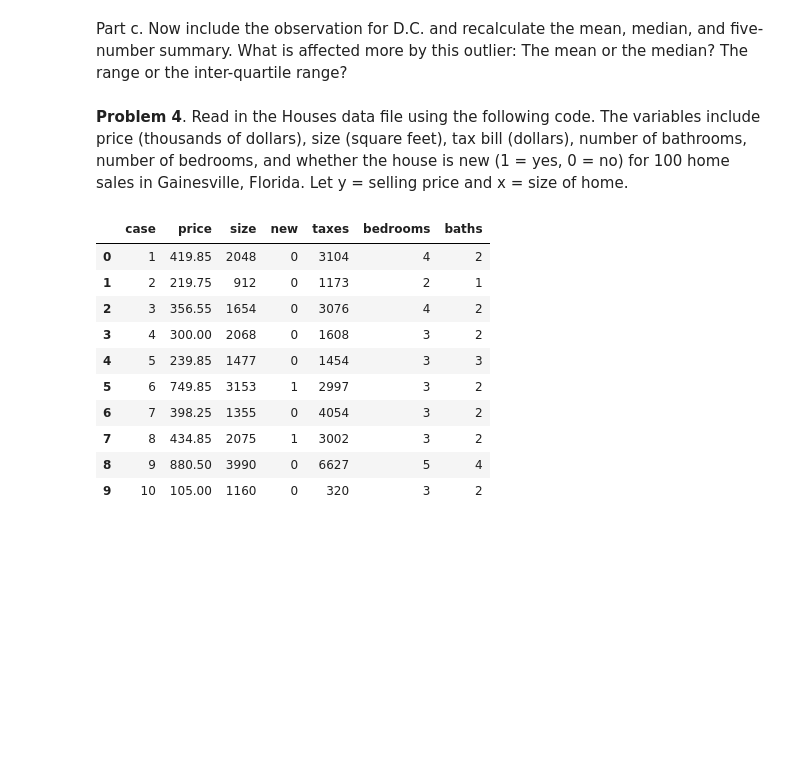
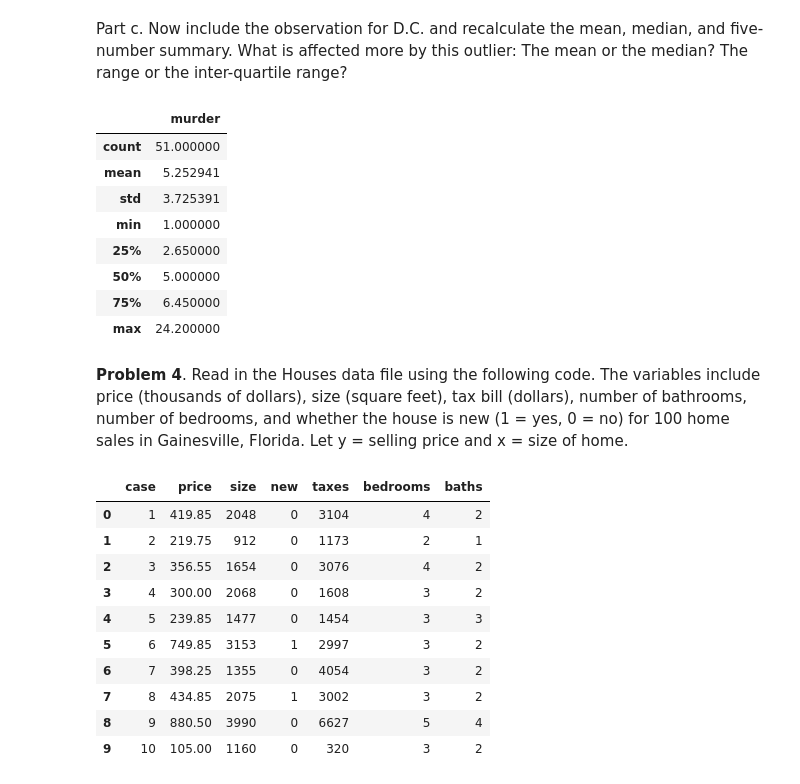
Before and after one commit to cal-jamo/Stats-220, a Jupyter notebook: Assignments/Stat_220_HW1.ipynb, the cells around one changed output. Cells and saved outputs as stored; diff of their text form; code cells hidden in the pictures; blank space fills up the shorter version.

```diff
--- a/Assignments/Stat_220_HW1.ipynb
+++ b/Assignments/Stat_220_HW1.ipynb
@@ -57,5 +116,17 @@ Part b. Find the five-number  summary without D.C.
 # %% [markdown]
 Part c. Now include the observation for D.C. and recalculate the mean, median, and five-number summary. What is affected more by this outlier: The mean or the median? The range or the inter-quartile range?
+# %%
+murders.describe()
+# %% [output]
+|  | murder |
+| count | 51.000000 |
+| mean | 5.252941 |
+| std | 3.725391 |
+| min | 1.000000 |
+| 25% | 2.650000 |
+| 50% | 5.000000 |
+| 75% | 6.450000 |
+| max | 24.200000 |
 # %% [markdown]
 **Problem 4**. Read in the Houses data file using the following code.  The variables include price (thousands of dollars), size (square feet), tax bill (dollars), number of bathrooms, number of bedrooms, and whether the house is new (1 = yes, 0 = no) for 100 home sales in Gainesville, Florida. Let
 y = selling price and x = size of home.
```
Also changed, not shown: parts of 4 cells of this notebook.
